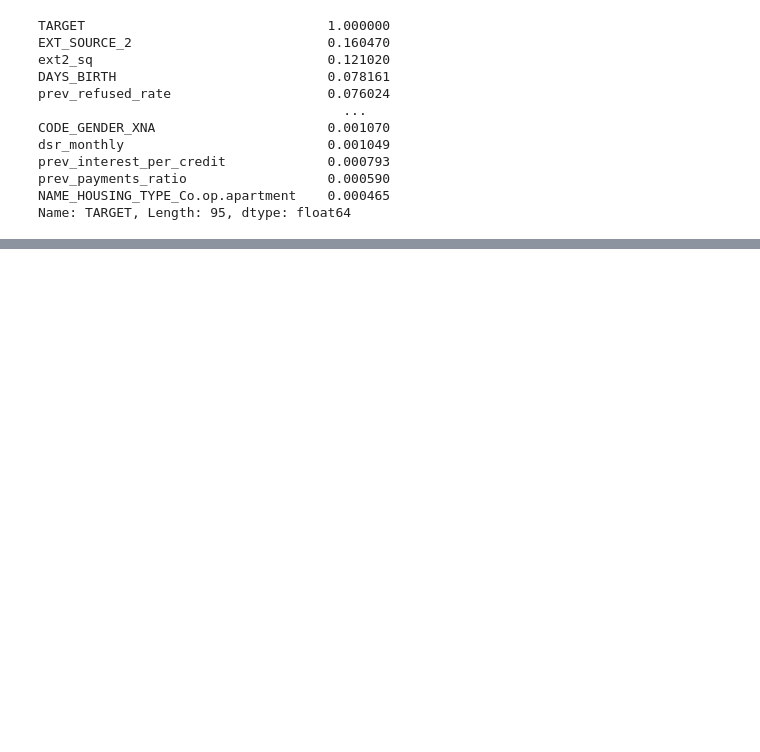
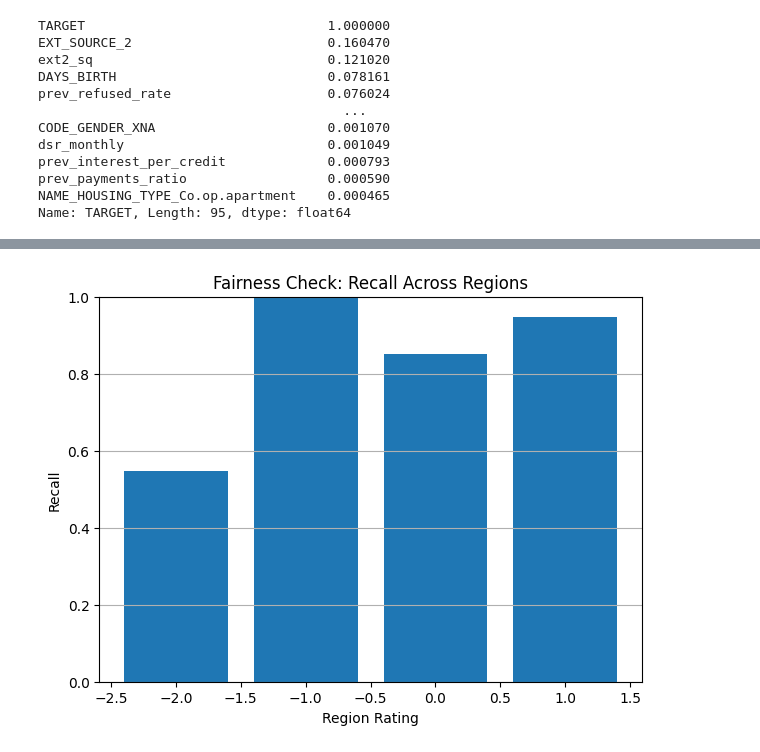
Before and after one commit to sumanth2122/403Project2, a Jupyter notebook: models.ipynb, the cells around one changed output, grey strips where cells are left out. Cells and saved outputs as stored; diff of their text form; code cells hidden in the pictures; blank space fills up the shorter version.

```diff
--- a/models.ipynb
+++ b/models.ipynb
@@ -1083,0 +999,14 @@ plt.show()
+# %%
+plt.figure(figsize=(7,5))
+regions = list(recall_by_region_log_reg.keys())
+scores  = list(recall_by_region_log_reg.values())
+
+plt.bar(regions, scores)
+plt.xlabel("Region Rating")
+plt.ylabel("Recall")
+plt.title("Fairness Check: Recall Across Regions")
+plt.ylim(0,1)
+plt.grid(axis='y')
+plt.show()
+# %% [output]
+[figure, added]
```
Also changed, not shown: parts of 18 cells of this notebook.
